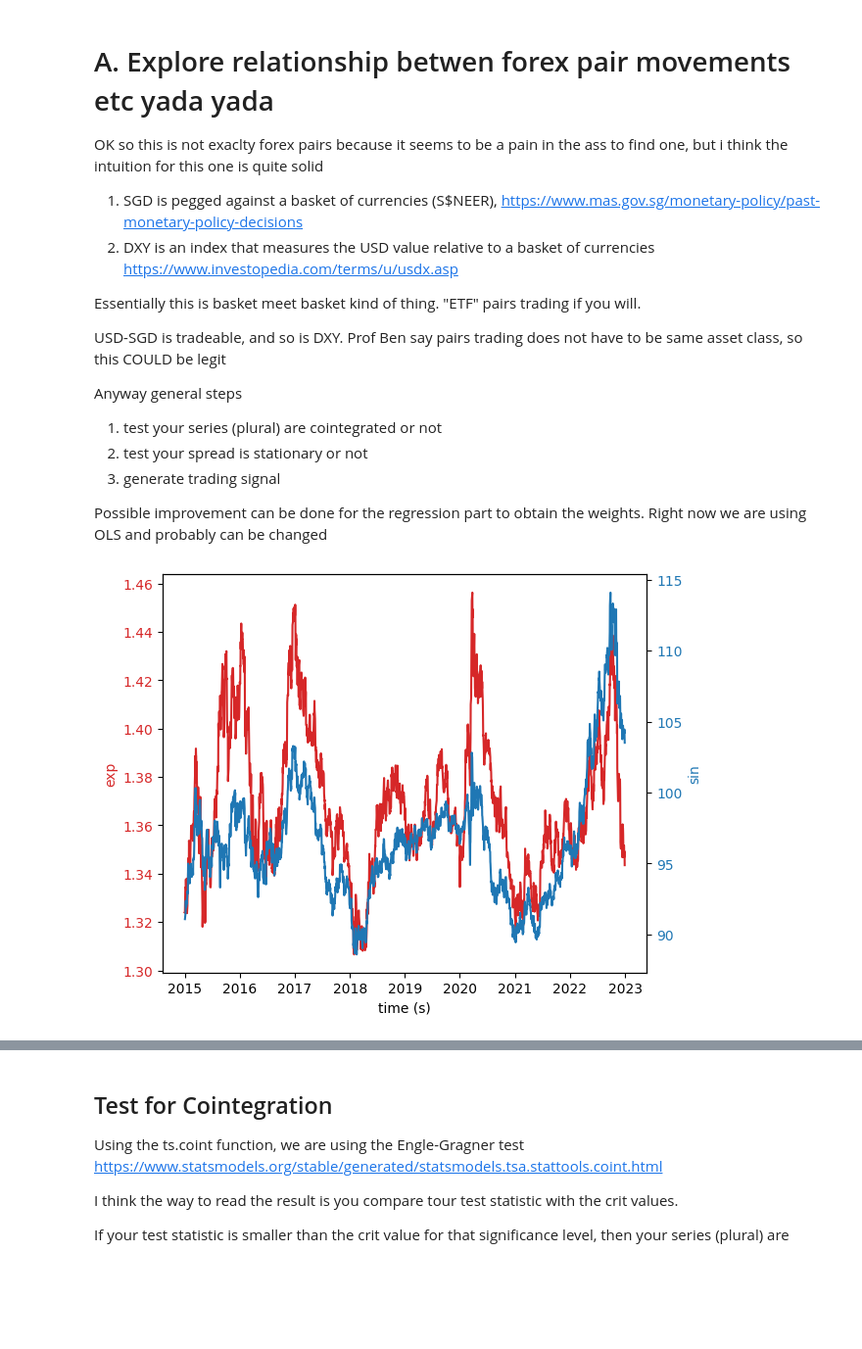
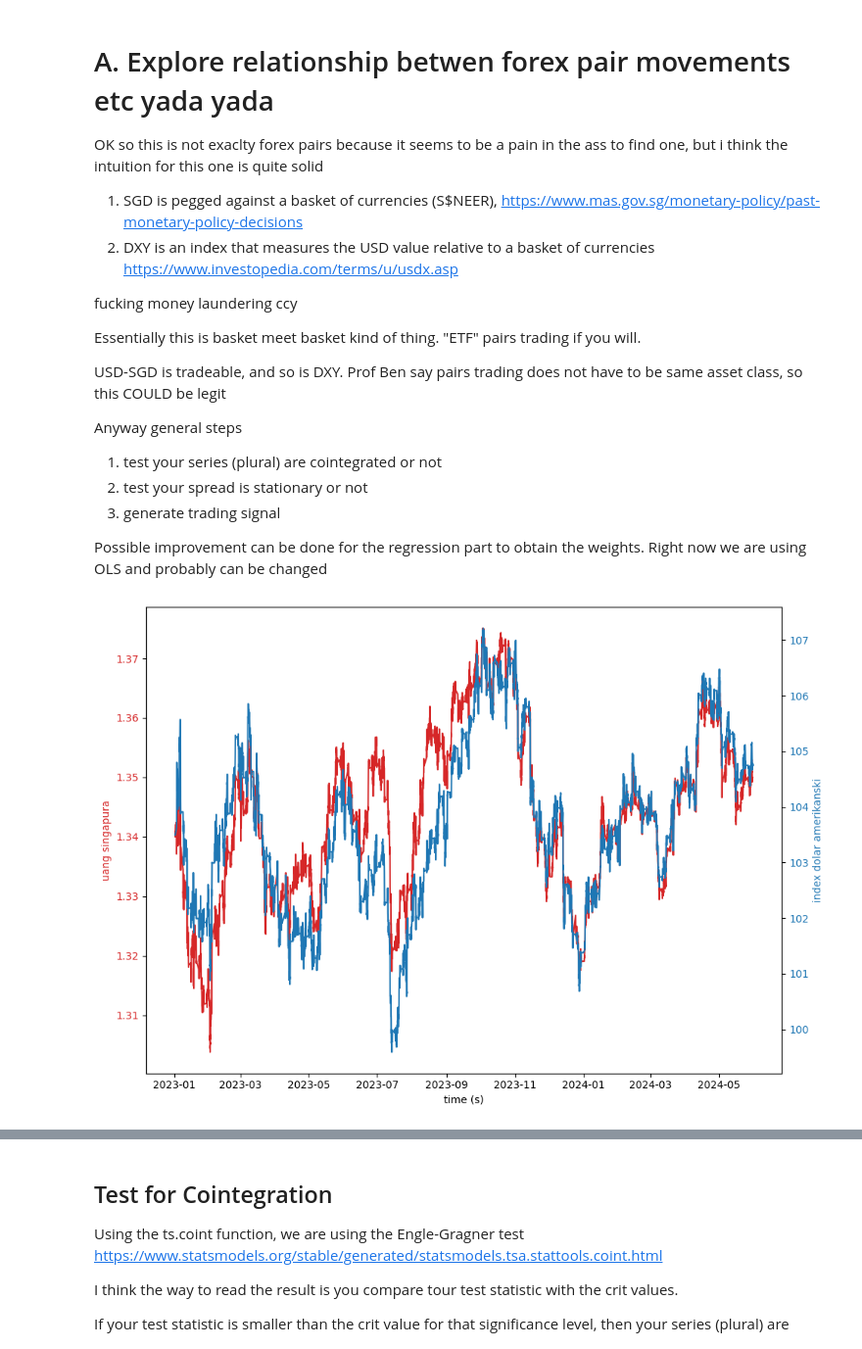
Before and after one commit to andreignatius/quant-trading, a Jupyter notebook: pairs/pairs_dxy.ipynb, the cells around one changed output, grey strips where cells are left out. Shown at 98% size. Cells and saved outputs as stored; diff of their text form; code cells hidden in the pictures; blank space fills up the shorter version.

```diff
--- a/pairs/pairs_dxy.ipynb
+++ b/pairs/pairs_dxy.ipynb
@@ -14,6 +14,8 @@ OK so this is not exaclty forex pairs because it seems to be a pain in the ass t
 
 1. SGD is pegged against a basket of currencies (S$NEER), https://www.mas.gov.sg/monetary-policy/past-monetary-policy-decisions
 2. DXY is an index that measures the USD value relative to a basket of currencies https://www.investopedia.com/terms/u/usdx.asp
+
+fucking money laundering ccy
 
 Essentially this is basket meet basket kind of thing. "ETF" pairs trading if you will.
 
@@ -27,29 +29,28 @@ Anyway general steps
 
 Possible improvement can be done for the regression part to obtain the weights. Right now we are using OLS and probably can be changed
 # %%
-start_date = "2015-01-01"
-end_date = "2022-12-31"
+start_date = "2023-01-01"
+end_date = "2024-05-31"
 # %%
 # get close data
-usd_sgd_data = yf.Ticker("USDSGD=X").history(start=start_date, end=end_date)["Close"]
-dxy_data = yf.Ticker("DX-Y.NYB").history(start=start_date, end=end_date)["Close"]
+usd_sgd_data = yf.Ticker("USDSGD=X").history(start=start_date, end=end_date, interval = "1h")["Close"]
+dxy_data = yf.Ticker("DX-Y.NYB").history(start=start_date, end=end_date, interval = "1h")["Close"]
 # %%
-fig, ax1 = plt.subplots()
-
+fig, ax1 = plt.subplots(figsize=(10, 7))
 color = "tab:red"
 ax1.set_xlabel("time (s)")
-ax1.set_ylabel("exp", color=color)
+ax1.set_ylabel("uang singapura", color=color)
 ax1.plot(usd_sgd_data, color=color)
 ax1.tick_params(axis="y", labelcolor=color)
 
 ax2 = ax1.twinx()  # instantiate a second Axes that shares the same x-axis
 
 color = "tab:blue"
-ax2.set_ylabel("sin", color=color)  # we already handled the x-label with ax1
+ax2.set_ylabel("index dolar amerikanski", color=color)  # we already handled the x-label with ax1
 ax2.plot(dxy_data, color=color)
 ax2.tick_params(axis="y", labelcolor=color)
 
 fig.tight_layout()  # otherwise the right y-label is slightly clipped
 plt.show()
 # %% [output]
-[figure, old version]
+[figure, new version]
```
Also changed, not shown: parts of 19 cells of this notebook.
